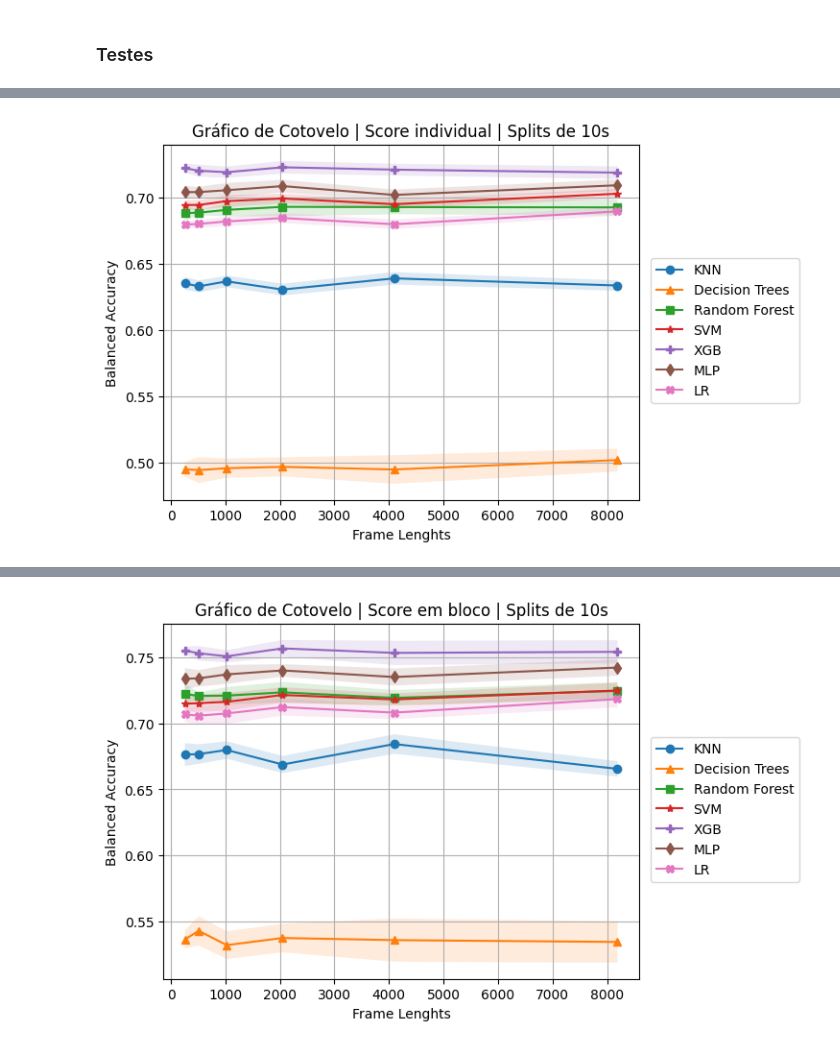
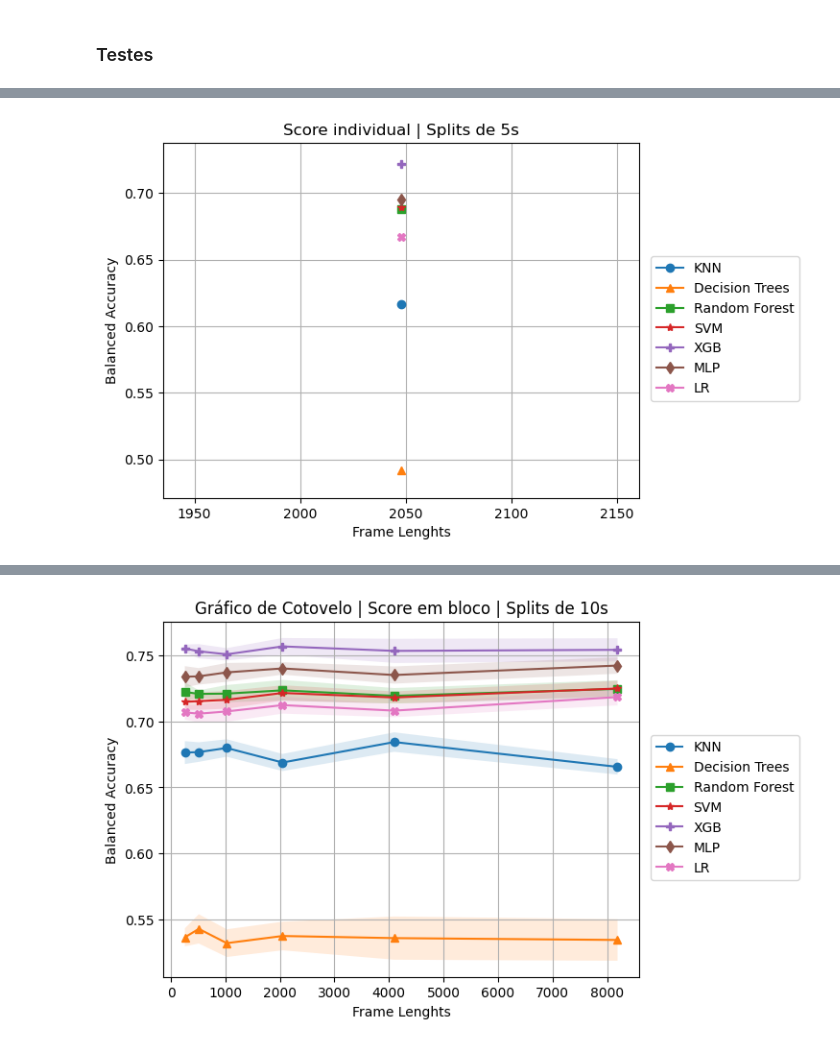
Before and after one commit to andryll/MGR-IC, a Jupyter notebook: codes/ClassificationTestes.ipynb, the cells around one changed output, grey strips where cells are left out. Saved outputs shown, nothing was run; the diff lists cells and outputs as text; code cells hidden in the pictures.

Commit message:
new plots

```diff
--- a/codes/ClassificationTestes.ipynb
+++ b/codes/ClassificationTestes.ipynb
@@ -326,9 +333,9 @@ def elbowAll(dflist, seed, n_songs):
 #Ler CSVs
 dflist = []
 
-csvnames = ['256.csv', '512.csv','1024.csv','2048.csv','4096.csv','8192.csv']
+csvnames = ['2048.csv']
 
 for i in csvnames:
-  dir_path = os.path.join('F:/Documentos/UTFPR/IC/csvs/ft2/10s', i)
+  dir_path = os.path.join('C:/Users/andry/OneDrive/Documentos/GitHub/MGR-IC/ft2/5s', i)
   dflist.append(pd.read_csv(dir_path, sep=',', encoding='utf-8'))
 # %%
@@ -449,22 +490,22 @@ for score in scoreslistB:
 # %%
 #  Plota o gráfico com as médias das seeds e os desvios padrão
 
-frame_lenghts = [256, 512, 1024, 2048, 4096, 8192]
+frame_lenghts = [2048]
 labels = ['KNN', 'Decision Trees', 'Random Forest', 'SVM', 'XGB', 'MLP', 'LR']
 markers = ['o', '^', 's', '*', 'P', 'd', 'X']
 
 for i in range(len(scoresmeans)):
   plt.plot(frame_lenghts, scoresmeans[i], label = labels[i], marker = markers[i])
   plt.fill_between(frame_lenghts, scoresmeans[i] + scoressds[i], scoresmeans[i] - scoressds[i], alpha = 0.15)
 
 plt.legend( bbox_to_anchor = (1.35, 0.7))
 plt.grid()
 plt.ylabel('Balanced Accuracy')
 plt.xlabel('Frame Lenghts')
-plt.title('Gráfico de Cotovelo | Score individual | Splits de 10s')
+plt.title('Score individual | Splits de 5s')
 
 # Nome do arquivo pra salvar
-plt.savefig('F:/Documentos/UTFPR/IC/csvs/ft2/10s/score_simples_st.pdf')
+plt.savefig('C:/Users/andry/OneDrive/Documentos/GitHub/MGR-IC/ft2/5s/results.pdf')
 plt.show()
 # %% [output]
-[figure, old version]
+[figure, new version]
```
Also changed, not shown: parts of 10 cells of this notebook.
